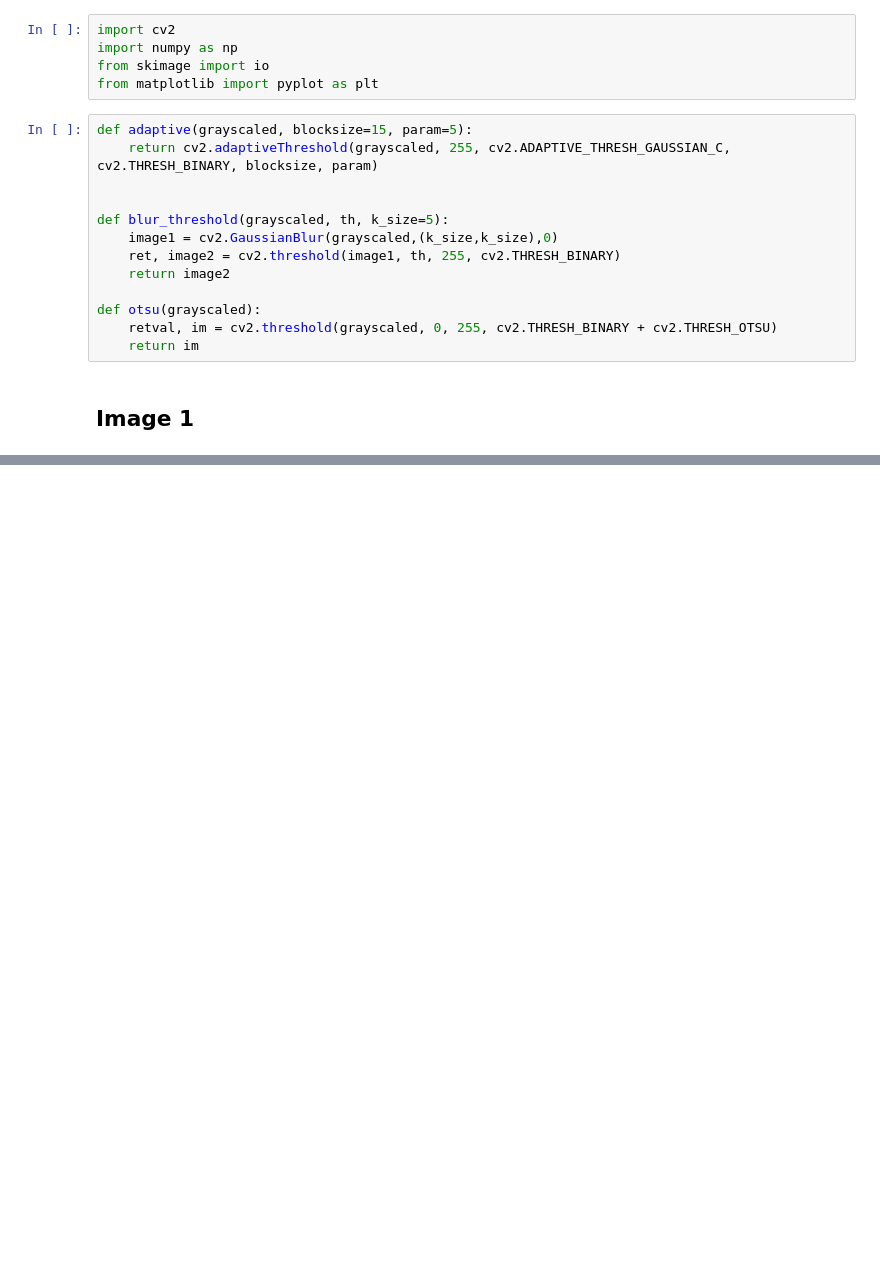
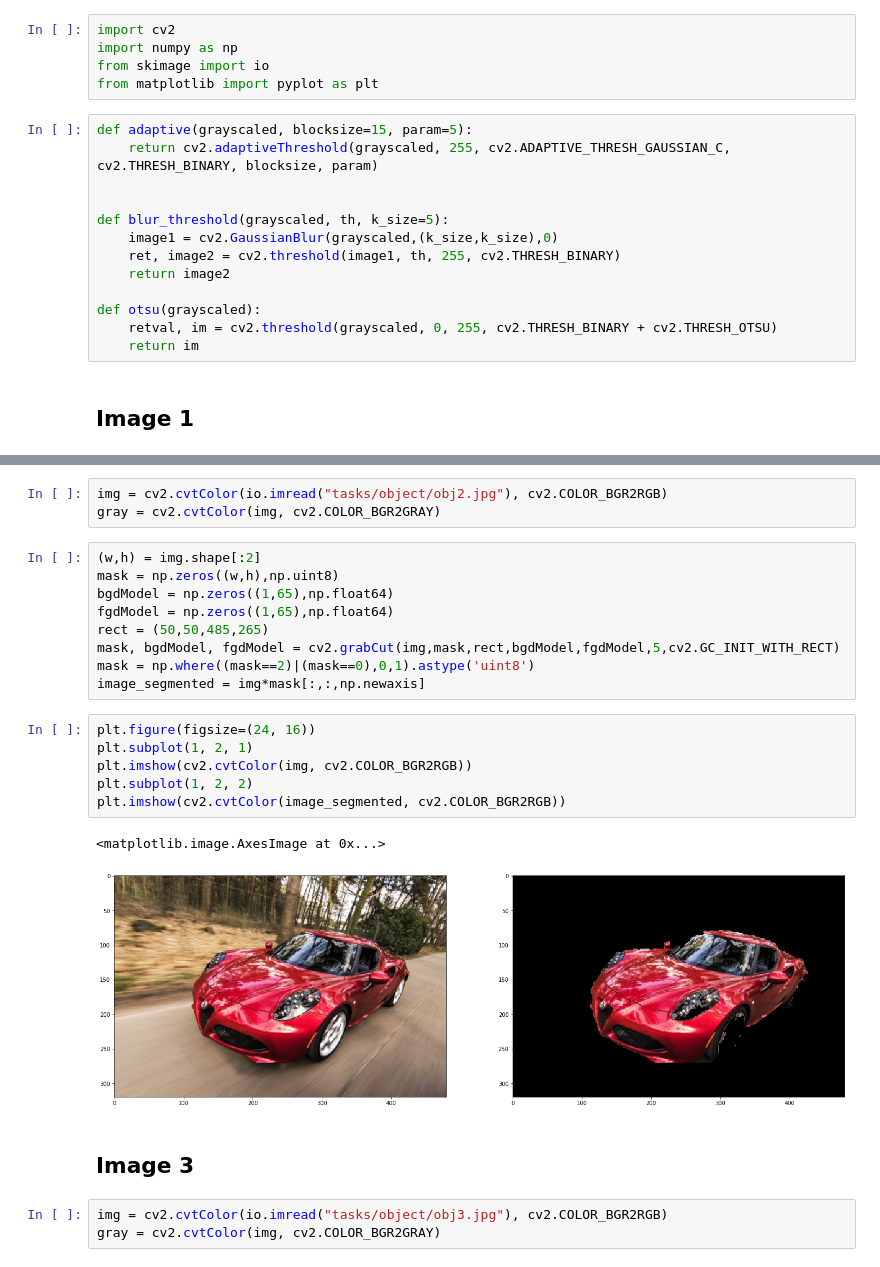
Before and after one commit to AChepurnoi/ucu-computer-vision, a Jupyter notebook: hw2/hw2_3.ipynb, the cells around one changed output, grey strips where cells are left out. Cells and saved outputs as stored; diff of their text form; blank space fills up the shorter version.

```diff
--- a/hw2/hw2_3.ipynb
+++ b/hw2/hw2_3.ipynb
@@ -154,0 +44,26 @@ plt.imshow(cv2.cvtColor(image_segmented, cv2.COLOR_BGR2RGB))
+# %%
+img = cv2.cvtColor(io.imread("tasks/object/obj2.jpg"), cv2.COLOR_BGR2RGB)
+gray = cv2.cvtColor(img, cv2.COLOR_BGR2GRAY)
+# %%
+(w,h) = img.shape[:2]
+mask = np.zeros((w,h),np.uint8)
+bgdModel = np.zeros((1,65),np.float64)
+fgdModel = np.zeros((1,65),np.float64)
+rect = (50,50,485,265)
+mask, bgdModel, fgdModel = cv2.grabCut(img,mask,rect,bgdModel,fgdModel,5,cv2.GC_INIT_WITH_RECT)
+mask = np.where((mask==2)|(mask==0),0,1).astype('uint8')
+image_segmented = img*mask[:,:,np.newaxis]
+# %%
+plt.figure(figsize=(24, 16))
+plt.subplot(1, 2, 1)
+plt.imshow(cv2.cvtColor(img, cv2.COLOR_BGR2RGB))
+plt.subplot(1, 2, 2)
+plt.imshow(cv2.cvtColor(image_segmented, cv2.COLOR_BGR2RGB))
+# %% [output]
+<matplotlib.image.AxesImage at 0x...>
+[figure, added]
+# %% [markdown]
+## Image 3
+# %%
+img = cv2.cvtColor(io.imread("tasks/object/obj3.jpg"), cv2.COLOR_BGR2RGB)
+gray = cv2.cvtColor(img, cv2.COLOR_BGR2GRAY)
```
Also changed, not shown: parts of 32 cells of this notebook, 1 other file.
